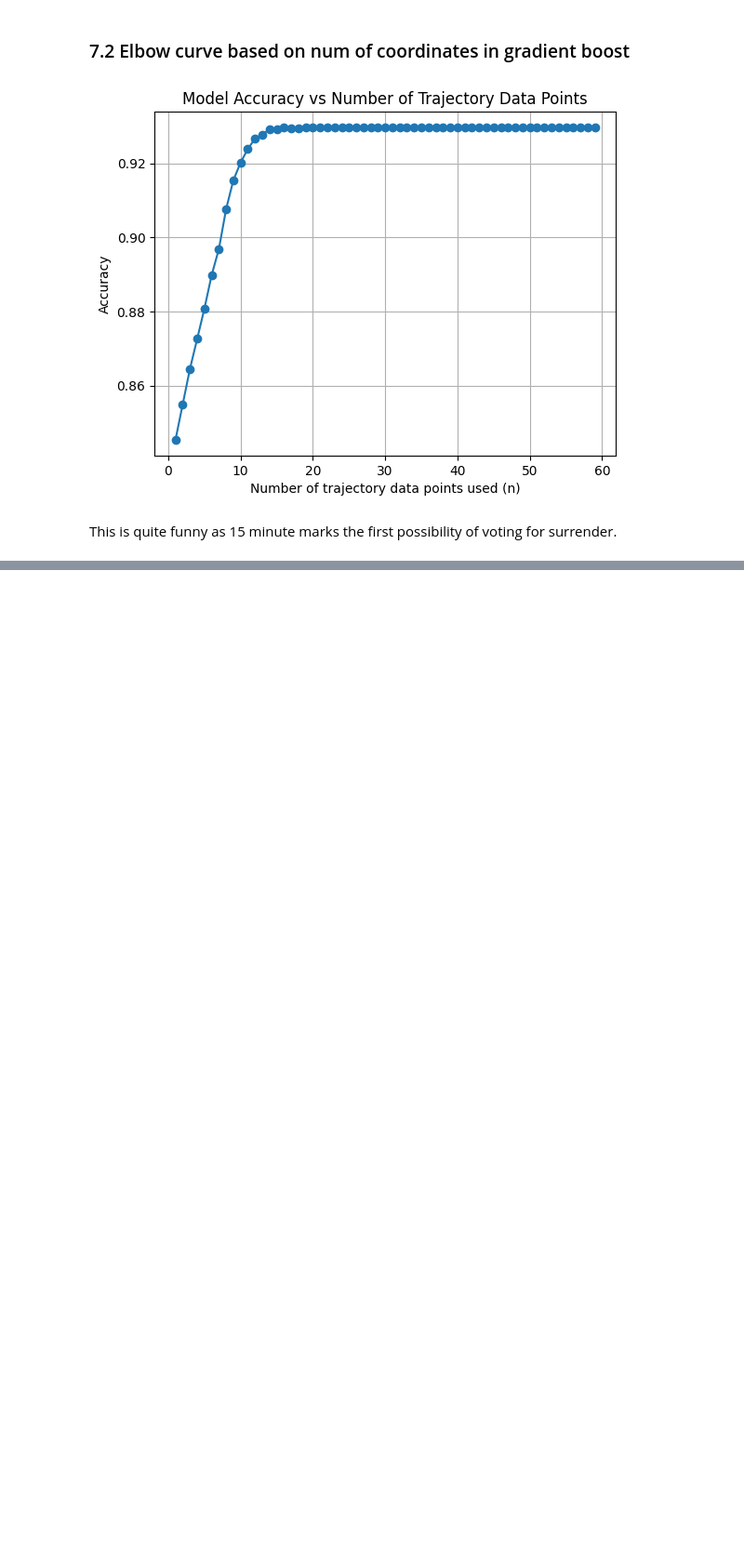
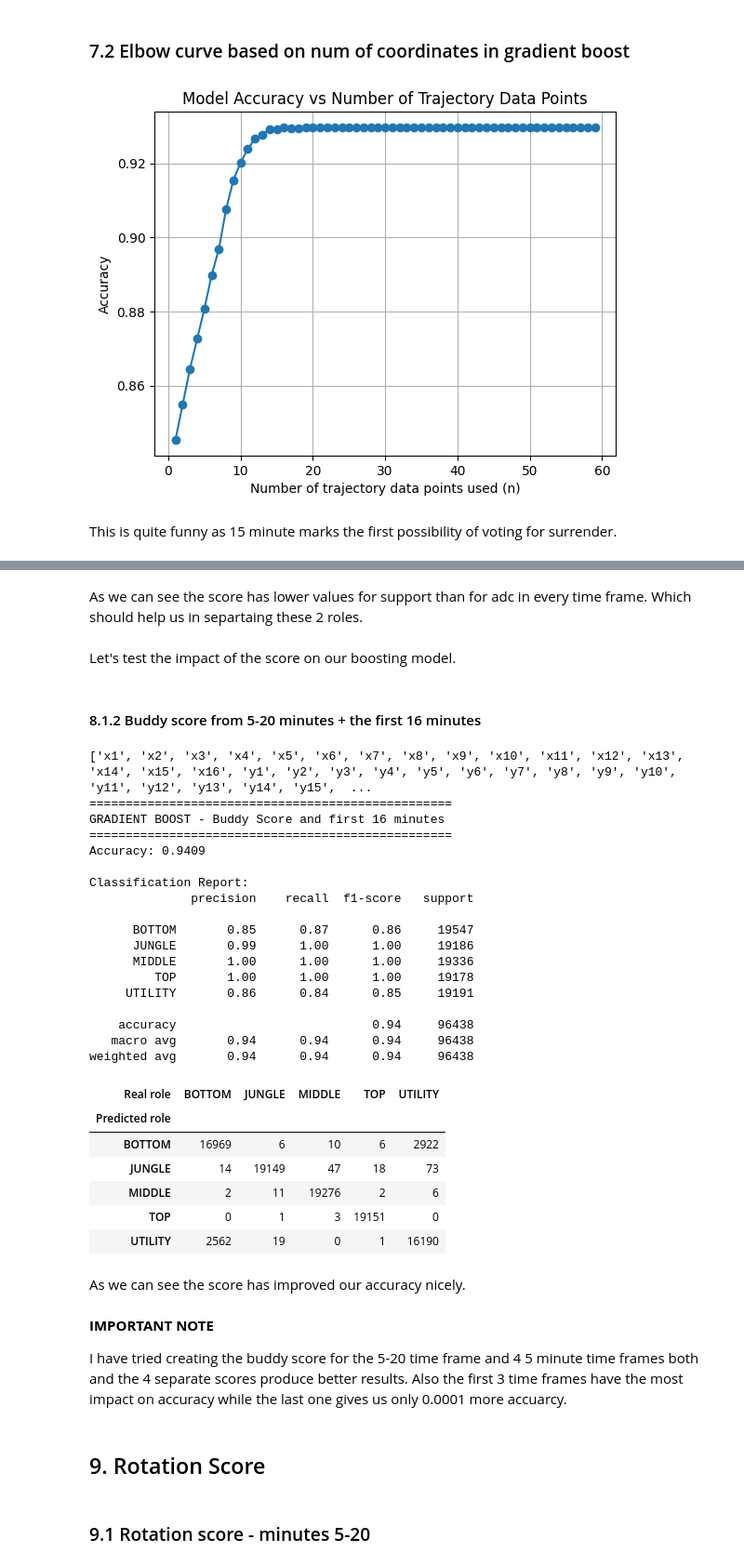
Before and after one commit to Kapponohacco/League-Ml-Project, a Jupyter notebook: src/models.ipynb, the cells around one changed output, grey strips where cells are left out. Shown at 93% size. Drawn from its saved outputs; the diff is of its cells as text; code cells hidden in the pictures; blank space fills up the shorter version.

Commit message:
Buddy score and some minor modifications

```diff
--- a/src/models.ipynb
+++ b/src/models.ipynb
@@ -1024,0 +1118,4 @@ confusion_table_gb_best
+# %% [markdown]
+As we can see the score has lower values for support than for adc in every time frame. Which should help us in separtaing these 2 roles.
+# %% [markdown]
+Let's test the impact of the score on our boosting model.
@@ -1024,0 +1124,75 @@ confusion_table_gb_best
+# %% [markdown]
+#### 8.1.2 Buddy score from 5-20 minutes + the first 16 minutes
+# %%
+
+cols = [f"x{i}" for i in range (1,17)] + [f"y{i}" for i in range (1,17)] + [f'buddy_isolation_score_{time_constraints[0]}-{time_constraints[1]}' for time_constraints in time_frames]
+cols.append('buddy_isolation_score')
+X = data[cols]
+y = data['role']
+
+X_train, X_test, y_train, y_test = train_test_split(X, y, test_size=0.2, random_state=random_state)
+
+
+model_gb_buddy = HistGradientBoostingClassifier(
+    max_iter=50,
+    learning_rate=0.1,
+    max_depth=3,
+    random_state=random_state
+)
+
+model_gb_buddy.fit(X_train, y_train)
+y_pred_gb_buddy = model_gb_buddy.predict(X_test)
+
+print("="*50)
+print(f"GRADIENT BOOST - Buddy Score and first 16 minutes")
+print("="*50)
+acc_gb_buddy = accuracy_score(y_test, y_pred_gb_buddy)
+print(f"Accuracy: {acc_gb_buddy:.4f}")
+print("\nClassification Report:")
+print(classification_report(y_test, y_pred_gb_buddy))
+
+
+confusion_table_gb_buddy = pd.crosstab(
+    y_pred_gb_buddy,
+    y_test,
+    rownames=["Predicted role"],
+    colnames=["Real role"]
+)
+
+confusion_table_gb_buddy
+# %% [output]
+['x1', 'x2', 'x3', 'x4', 'x5', 'x6', 'x7', 'x8', 'x9', 'x10', 'x11', 'x12', 'x13', 'x14', 'x15', 'x16', 'y1', 'y2', 'y3', 'y4', 'y5', 'y6', 'y7', 'y8', 'y9', 'y10', 'y11', 'y12', 'y13', 'y14', 'y15',  ...
+==================================================
+GRADIENT BOOST - Buddy Score and first 16 minutes
+==================================================
+Accuracy: 0.9409
+
+Classification Report:
+              precision    recall  f1-score   support
+
+      BOTTOM       0.85      0.87      0.86     19547
+      JUNGLE       0.99      1.00      1.00     19186
+      MIDDLE       1.00      1.00      1.00     19336
+         TOP       1.00      1.00      1.00     19178
+     UTILITY       0.86      0.84      0.85     19191
+
+    accuracy                           0.94     96438
+   macro avg       0.94      0.94      0.94     96438
+weighted avg       0.94      0.94      0.94     96438
+| Real role | BOTTOM | JUNGLE | MIDDLE | TOP | UTILITY |
+| Predicted role |  |  |  |  |  |
+| BOTTOM | 16969 | 6 | 10 | 6 | 2922 |
+| JUNGLE | 14 | 19149 | 47 | 18 | 73 |
+| MIDDLE | 2 | 11 | 19276 | 2 | 6 |
+| TOP | 0 | 1 | 3 | 19151 | 0 |
+| UTILITY | 2562 | 19 | 0 | 1 | 16190 |
+# %% [markdown]
+As we can see the score has improved our accuracy nicely.
+# %% [markdown]
+**IMPORTANT NOTE**
+
+I have tried creating the buddy score for the  5-20 time frame and 4 5 minute time frames both and the 4 separate scores produce better results. Also the first 3 time frames have the most impact on accuracy while the last one gives us only 0.0001 more accuarcy.
+# %% [markdown]
+## 9. Rotation Score
+# %% [markdown]
+### 9.1 Rotation score - minutes 5-20
```
Also changed, not shown: parts of 30 cells of this notebook.
